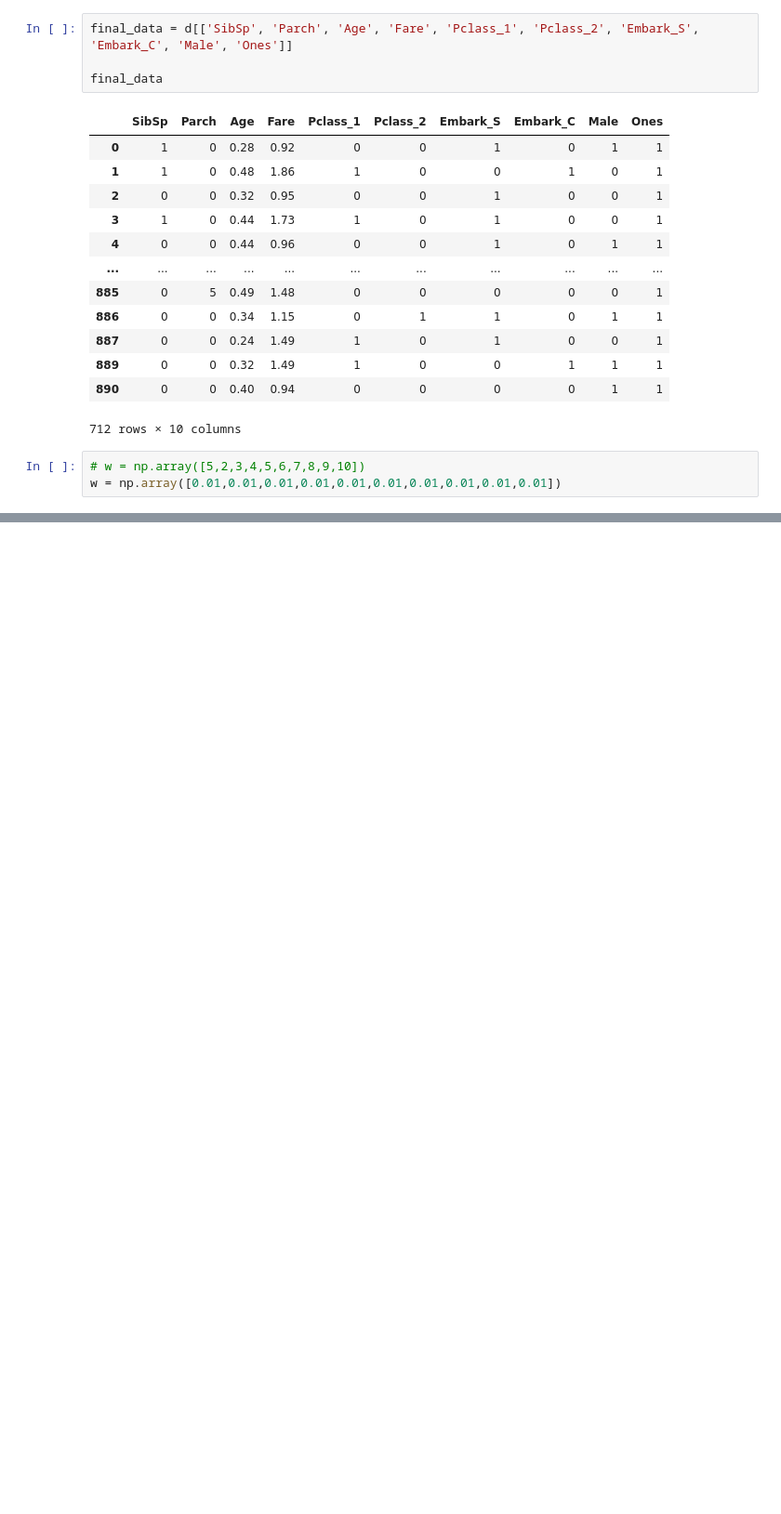
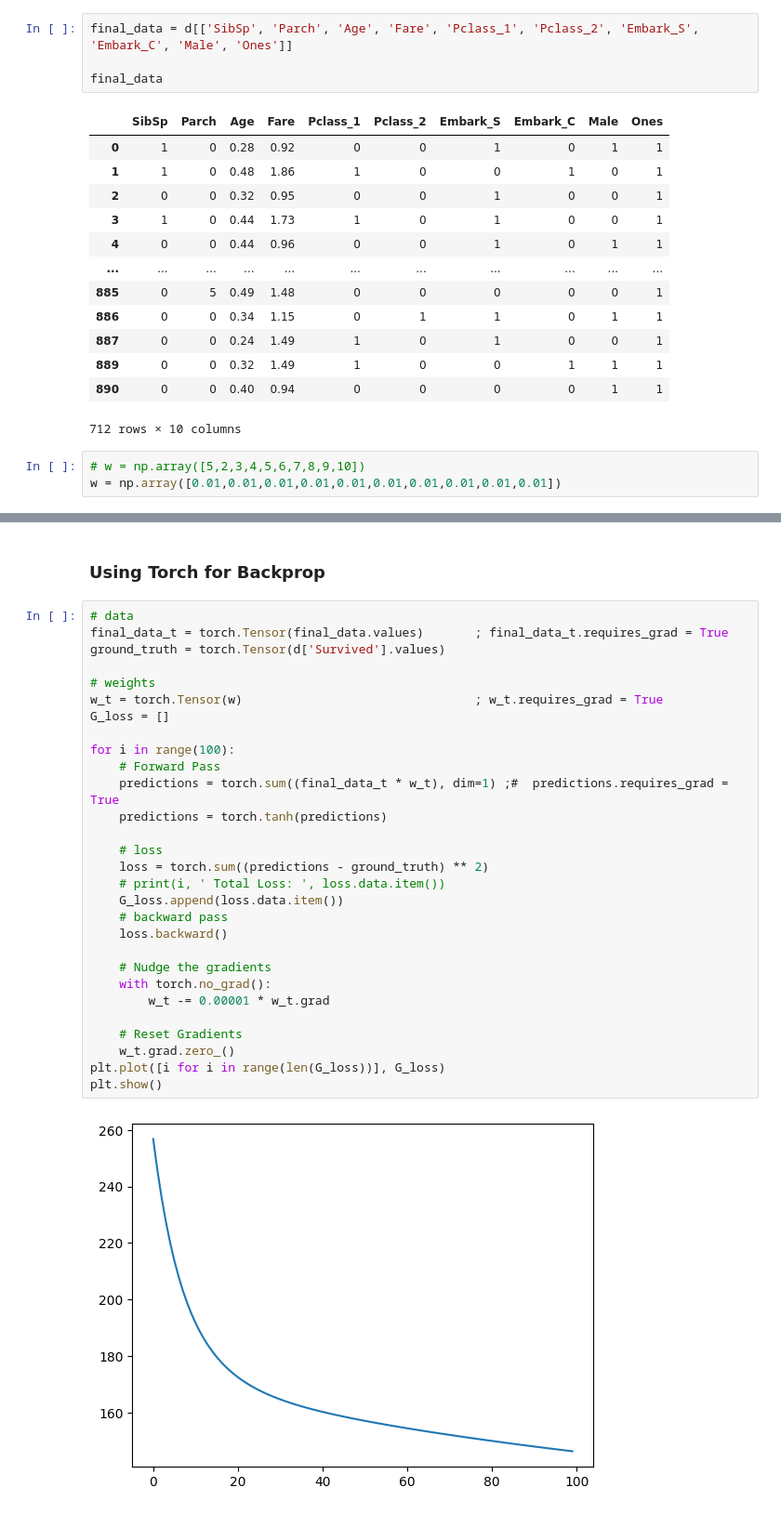
Before and after one commit to FaizanHassan123/Learning-MachineLearning, a Jupyter notebook: titanic/Titanic-train.ipynb, the cells around one changed output, grey strips where cells are left out. Shown: that part at 93% size. Cells and saved outputs as stored; diff of their text form; blank space fills up the shorter version.

Commit message:
using pytorch for the training

```diff
--- a/titanic/Titanic-train.ipynb
+++ b/titanic/Titanic-train.ipynb
@@ -113,0 +112,33 @@ Total Loss :  -0.3471411516853933
+# %% [markdown]
+### Using Torch for Backprop
+# %%
+# data
+final_data_t = torch.Tensor(final_data.values)       ; final_data_t.requires_grad = True
+ground_truth = torch.Tensor(d['Survived'].values)
+
+# weights
+w_t = torch.Tensor(w)                                ; w_t.requires_grad = True
+G_loss = []
+
+for i in range(100):
+    # Forward Pass
+    predictions = torch.sum((final_data_t * w_t), dim=1) ;#  predictions.requires_grad = True
+    predictions = torch.tanh(predictions)
+
+    # loss
+    loss = torch.sum((predictions - ground_truth) ** 2)
+    # print(i, ' Total Loss: ', loss.data.item())
+    G_loss.append(loss.data.item())
+    # backward pass
+    loss.backward()
+
+    # Nudge the gradients
+    with torch.no_grad():
+        w_t -= 0.00001 * w_t.grad
+
+    # Reset Gradients
+    w_t.grad.zero_()
+plt.plot([i for i in range(len(G_loss))], G_loss)
+plt.show()
+# %% [output]
+[figure, added]
```
Also changed, not shown: parts of 5 cells of this notebook, 2 other files.
